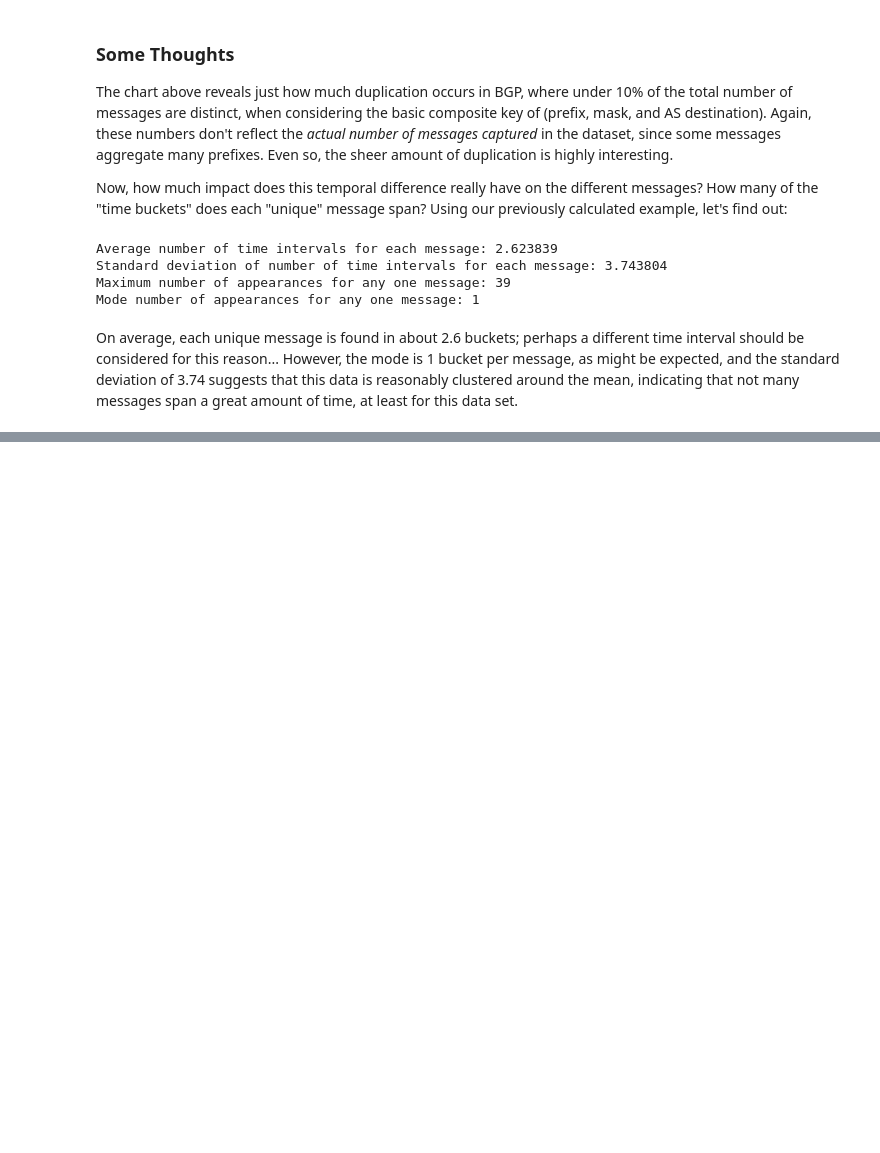
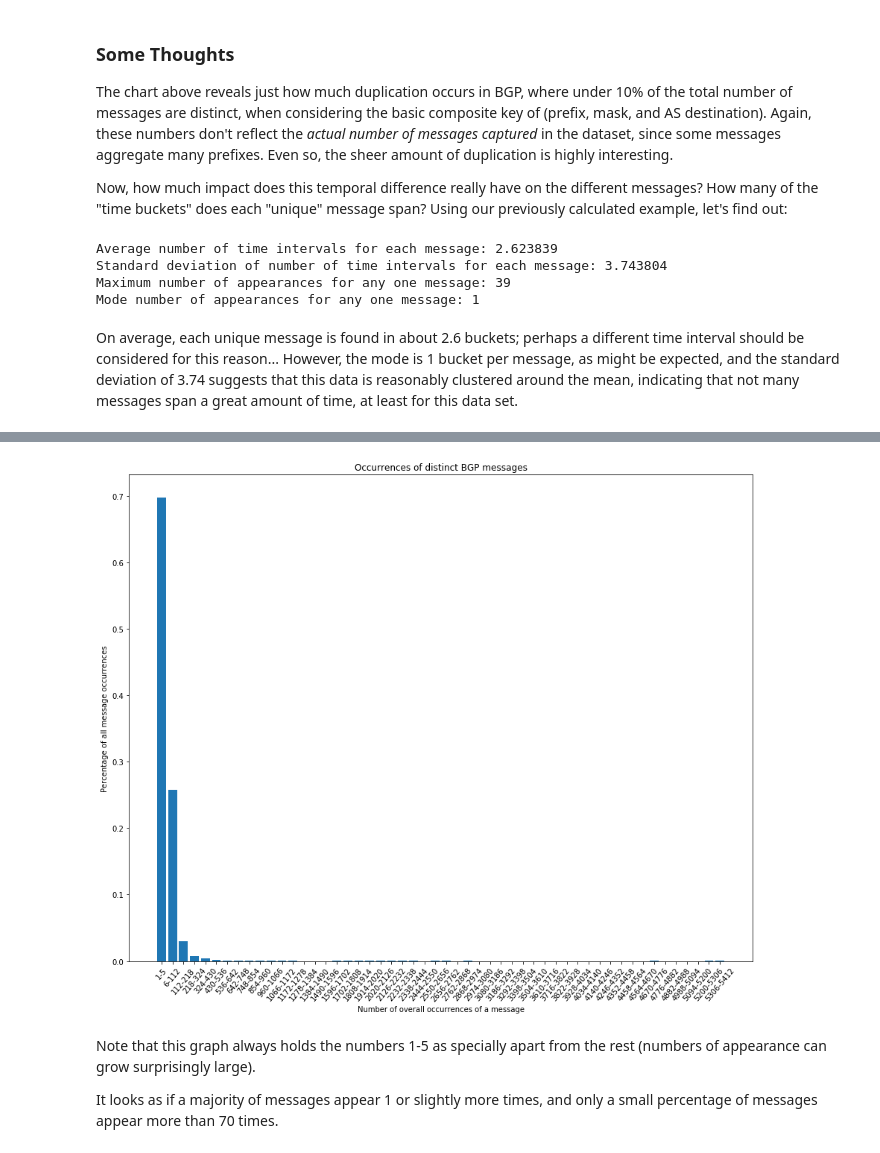
Before and after one commit to adolan5/BGPDistinct, a Jupyter notebook: notebooks/Data_Experiments.ipynb, the cells around one changed output, grey strips where cells are left out. Saved outputs shown, nothing was run; the diff lists cells and outputs as text; code cells hidden in the pictures; blank space fills up the shorter version.

Commit message:
Get distribution of frequencies of message recurrence;
fix huge counting bottleneck

```diff
--- a/notebooks/Data_Experiments.ipynb
+++ b/notebooks/Data_Experiments.ipynb
@@ -350,0 +341,34 @@ On average, each unique message is found in about 2.6 buckets; perhaps a differe
+# %%
+# Get the counts of each unique message (side note: how great is Counter?!)
+message_counts = list(Counter(all_extracted_messages).values())
+# %%
+# Get the number of times that each appearance (i.e., mode = 1) occurred
+app_counts = sorted(list(Counter(message_counts).items()), key=lambda x: x[0])
+min_appearances = app_counts[0][0]
+max_appearances = app_counts[-1][0]
+# Always have some number of divisions of measure, and leave room for 1-5 to be
+# on their own...
+app_interval = round((max_appearances - min_appearances) / 50)
+app_range = range(6, max_appearances, app_interval)
+
+app_distrib = [sum([i for n, i in app_counts if r <= n < (r + app_interval)]) / len(message_counts) for r in app_range]
+# Add the specific 1-5 spot
+app_distrib.insert(0, sum([i for n, i in app_counts if n <= 5]) / len(message_counts))
+# %%
+fig, ax = plt.subplots()
+fig.set_size_inches(15, 12)
+labels = ['{:d}-{:d}'.format(r, r + app_interval) for r in app_range]
+# Add 1 case
+labels.insert(0, '1-5')
+ax.bar(labels, app_distrib)
+plt.xlabel('Number of overall occurrences of a message')
+plt.ylabel('Percentage of all message occurrences')
+plt.title('Occurrences of distinct BGP messages')
+plt.xticks(rotation=50)
+plt.show()
+# %% [output]
+[figure, added]
+# %% [markdown]
+Note that this graph always holds the numbers 1-5 as specially apart from the rest (numbers of appearance can grow surprisingly large).
+
+It looks as if a majority of messages appear 1 or slightly more times, and only a small percentage of messages appear more than 70 times.
```
Also changed, not shown: parts of 4 cells of this notebook.
